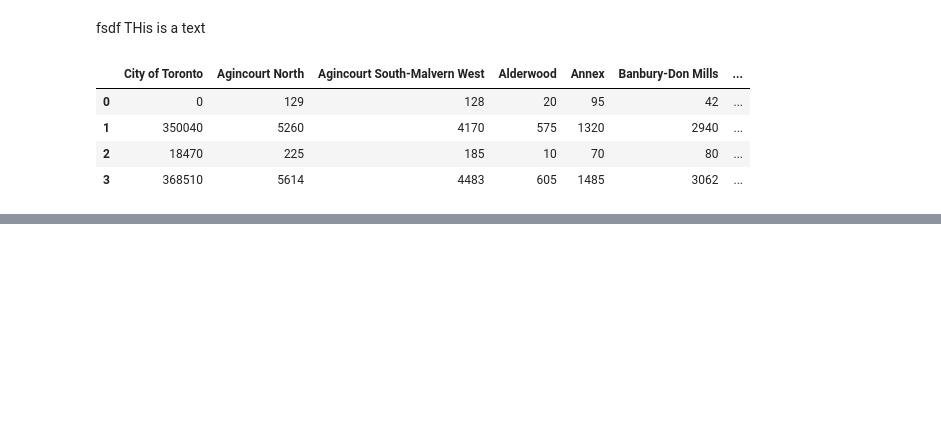
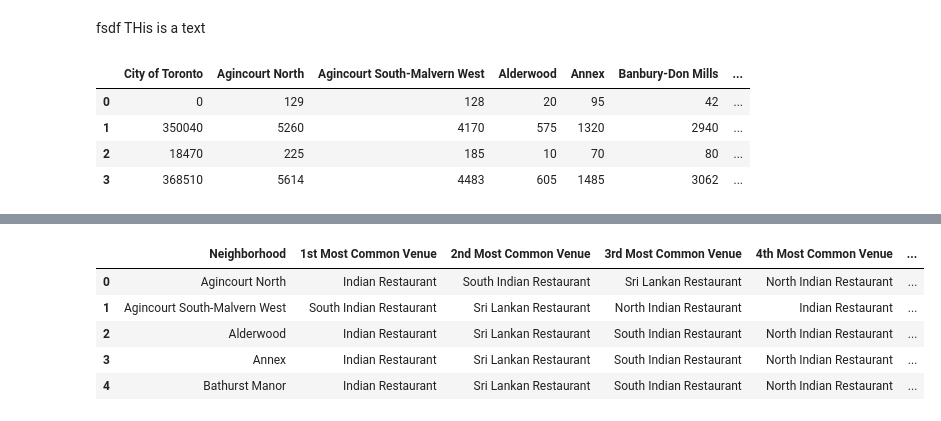
Before and after one commit to agprasanna/Coursera_Capstone, a Jupyter notebook: Opening a Sri Lankan Restaurant in Toronto.ipynb, the cells around one changed output, grey strips where cells are left out. Saved outputs shown, nothing was run; the diff lists cells and outputs as text; code cells hidden in the pictures; blank space fills up the shorter version.

```diff
--- a/Opening a Sri Lankan Restaurant in Toronto.ipynb
+++ b/Opening a Sri Lankan Restaurant in Toronto.ipynb
@@ -386,0 +394,28 @@ print(Toronto_onehot.shape)
+# %%
+num_top_venues = 6
+
+indicators = ['st', 'nd', 'rd']
+
+# create columns according to number of top venues
+columns = ['Neighborhood']
+for ind in np.arange(num_top_venues):
+    try:
+        columns.append('{}{} Most Common Venue'.format(ind+1, indicators[ind]))
+    except:
+        columns.append('{}th Most Common Venue'.format(ind+1))
+
+# create a new dataframe
+neighborhoods_venues_sorted = pd.DataFrame(columns=columns)
+neighborhoods_venues_sorted['Neighborhood'] = Toronto_grouped['Neighborhood']
+
+for ind in np.arange(Toronto_grouped.shape[0]):
+    neighborhoods_venues_sorted.iloc[ind, 1:] = return_most_common_venues(Toronto_grouped.iloc[ind, :], num_top_venues)
+
+neighborhoods_venues_sorted.head()
+# %% [output]
+|  | Neighborhood | 1st Most Common Venue | 2nd Most Common Venue | 3rd Most Common Venue | 4th Most Common Venue | ... |
+| 0 | Agincourt North | Indian Restaurant | South Indian Restaurant | Sri Lankan Restaurant | North Indian Restaurant | ... |
+| 1 | Agincourt South-Malvern West | South Indian Restaurant | Sri Lankan Restaurant | North Indian Restaurant | Indian Restaurant | ... |
+| 2 | Alderwood | Indian Restaurant | Sri Lankan Restaurant | South Indian Restaurant | North Indian Restaurant | ... |
+| 3 | Annex | Indian Restaurant | Sri Lankan Restaurant | South Indian Restaurant | North Indian Restaurant | ... |
+| 4 | Bathurst Manor | Indian Restaurant | Sri Lankan Restaurant | South Indian Restaurant | North Indian Restaurant | ... |
```
Also changed, not shown: parts of 11 cells of this notebook.
